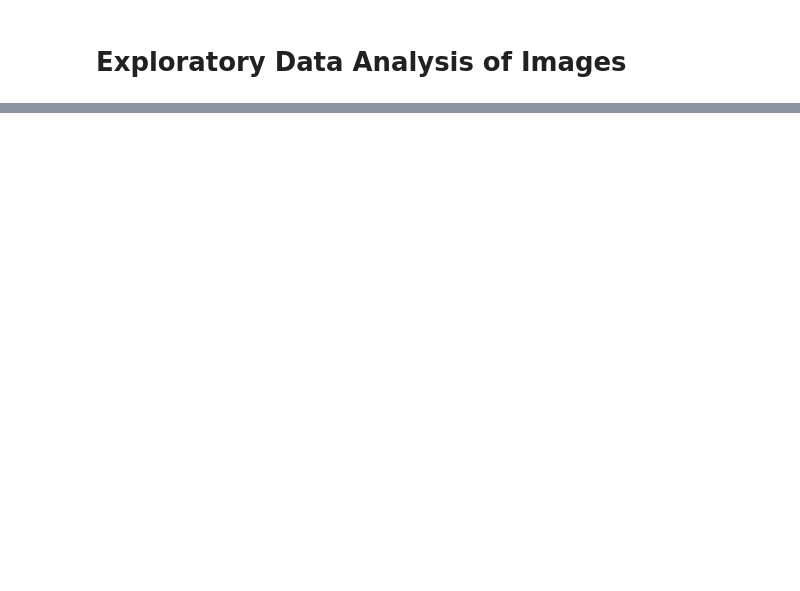
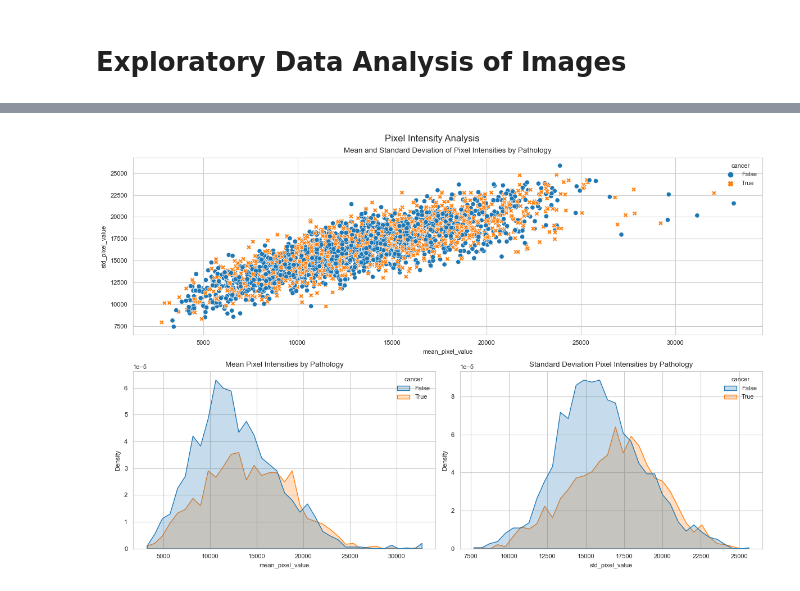
Before and after one commit to john-james-ai/BreastCancerDetection, a Jupyter notebook: notebooks/content/08_eda_image.ipynb, the cells around one changed output, grey strips where cells are left out. Cells and saved outputs as stored; diff of their text form; code cells hidden in the pictures; blank space fills up the shorter version.

```diff
--- a/notebooks/content/08_eda_image.ipynb
+++ b/notebooks/content/08_eda_image.ipynb
@@ -16,0 +61,4 @@ _ = x.summary()
+# %%
+_, stats = x.analyze_pixel_values()
+# %% [output]
+[figure, added]
```
Also changed, not shown: parts of 33 cells of this notebook, 18 other files.
